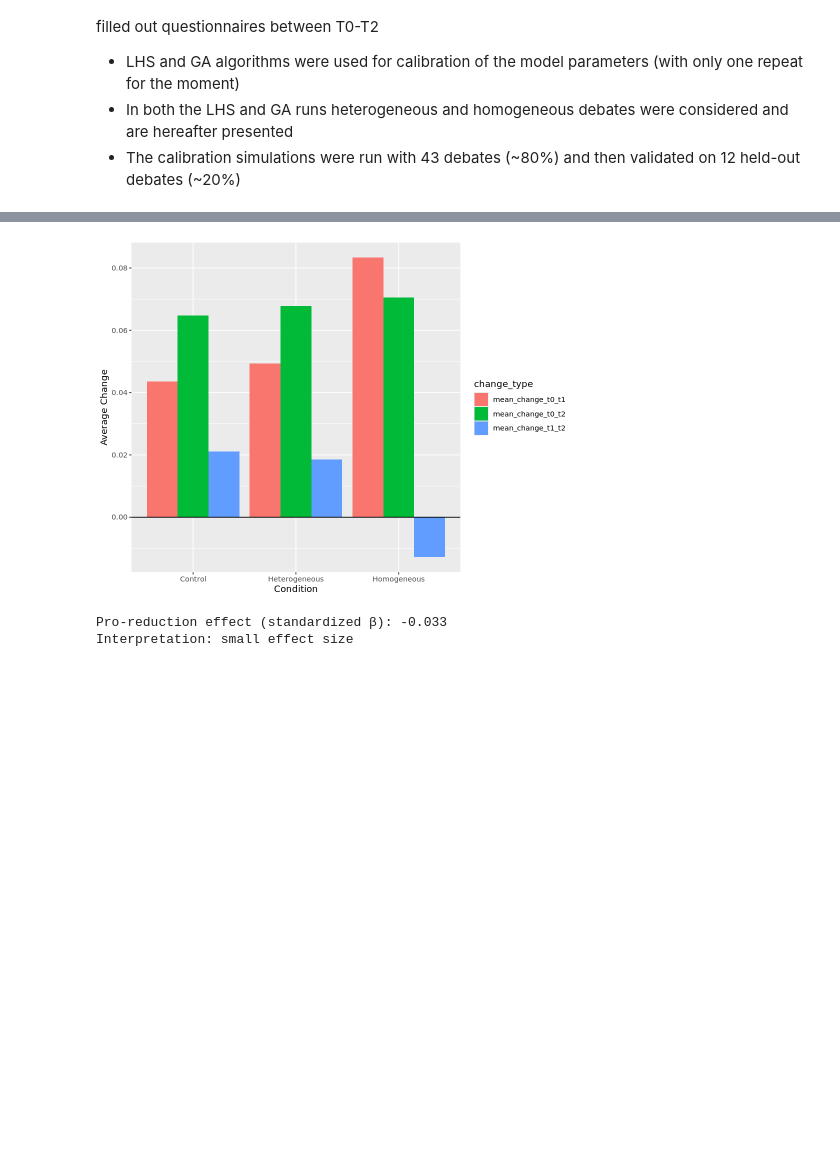
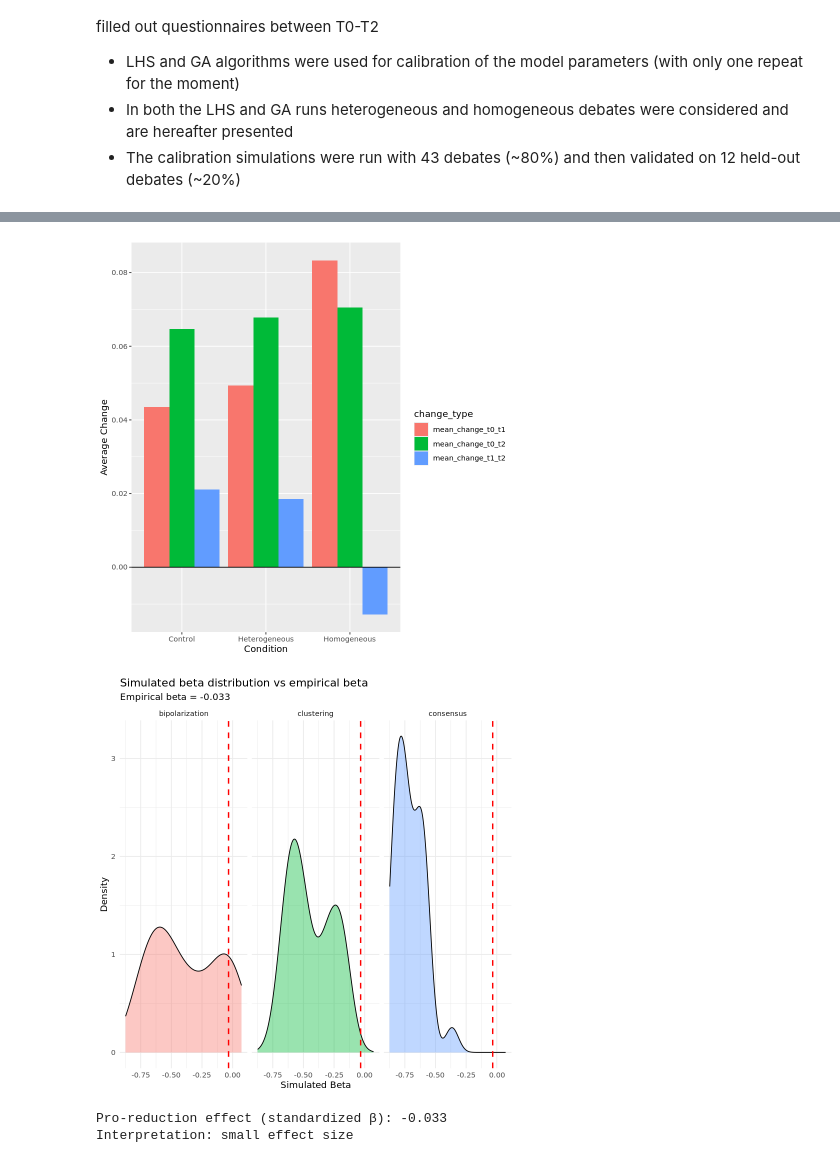
Before and after one commit to NomNom-tk/AGROPT-MODEL, a Jupyter notebook: data-anal/week of 27-4/Hypotheses.ipynb, the cells around one changed output, grey strips where cells are left out. Saved outputs shown, nothing was run; the diff lists cells and outputs as text; code cells hidden in the pictures; blank space fills up the shorter version.

```diff
--- a/data-anal/week of 27-4/Hypotheses.ipynb
+++ b/data-anal/week of 27-4/Hypotheses.ipynb
@@ -51,8 +51,8 @@ source("./plots.R")
 source("./framework_analysis.R")
 #df_empirical <- empirical_prep("./data/data_complete_anonymised.csv")
 result_lhs_train <- process_run(lhs)
-#result_ga_train <- process_run(ga)
-#result_ga_val <- process_run(val)
+result_ga_train <- process_run(ga)
+result_ga_val <- process_run(val)
 
 # LHS
 lhs_bundle <- list(
@@ -63,12 +63,12 @@ lhs_bundle <- list(
 lhs_outputs <- analyze_processed_run(lhs_bundle)
 
 # GA & VAL
-# ga_bundle <- list(
-#   sim_inputs = result_ga_train,
-#   sim_val    = result_ga_val,
-#   df_empirical = result_ga_train$df_empirical
-# )
+ga_bundle <- list(
+  sim_inputs = result_ga_train,
+  sim_val    = result_ga_val,
+  df_empirical = result_ga_train$df_empirical
+)
 
-# ga_outputs <- analyze_processed_run(ga_bundle)
+ga_outputs <- analyze_processed_run(ga_bundle)
 # %% [output]
 duckdb keeps downloaded extensions and secrets in a temporary directory:
@@ -268,19 +240,22 @@ ggplot(emp, aes(x = condition, y = mean_change_t1_t2)) +
 # %%
 # Empirical Data 3 (Cross-time Comparison)
 # Plot 2: Cross-time comparison
 emp_long <- emp %>%
   tidyr::pivot_longer(
     cols = c(mean_change_t0_t1, mean_change_t1_t2, mean_change_t0_t2),
     names_to = "change_type",
     values_to = "value"
   )
 
 ggplot(emp_long, aes(x = condition, y = value, fill = change_type)) +
   geom_col(position = "dodge") +
   geom_hline(yintercept = 0) +
   labs(x = "Condition", y = "Average Change")
+
+ga_outputs$plots$beta_distance_vs_empir()
 # %% [output]
-[figure, old version]
+[figure, new version]
+[figure, added]
 # %%
 # Empirical Data
 ## empirical bar chart for data change
```
Also changed, not shown: parts of 16 cells of this notebook, 5 other files.
